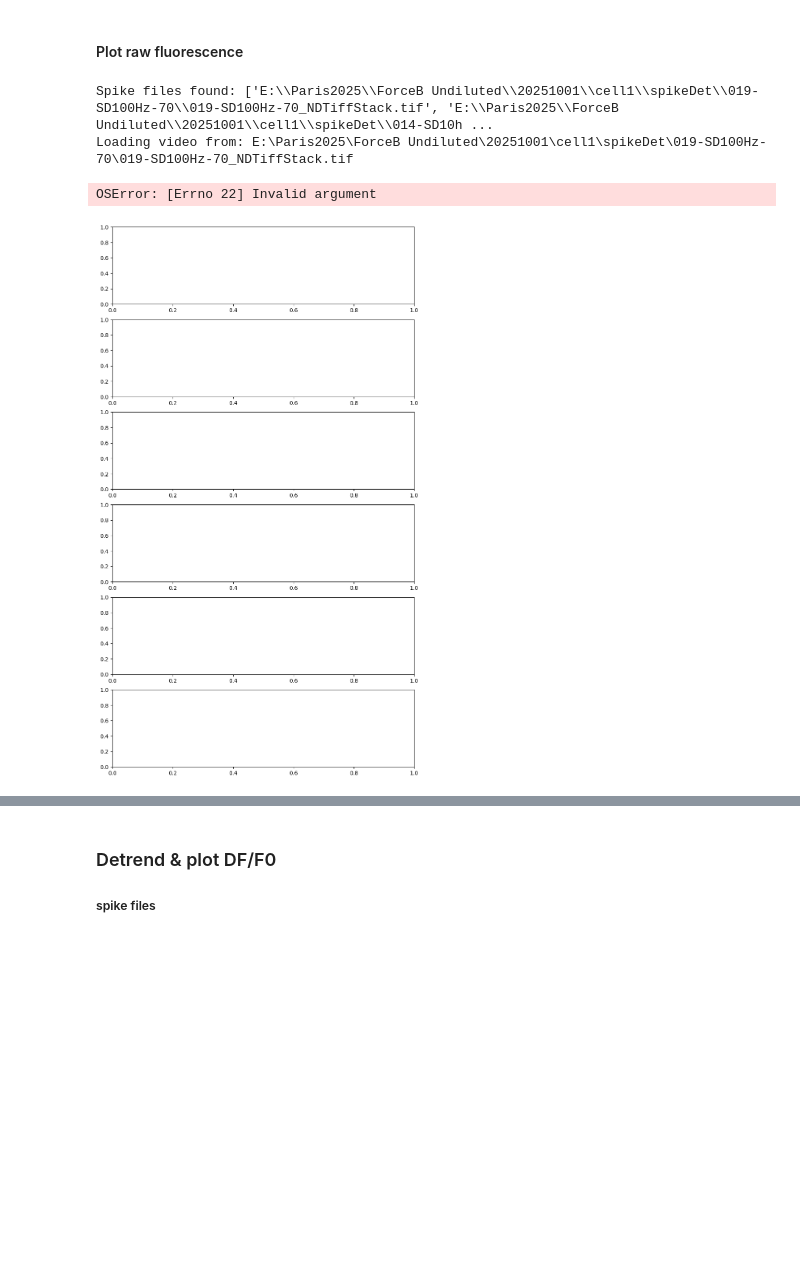
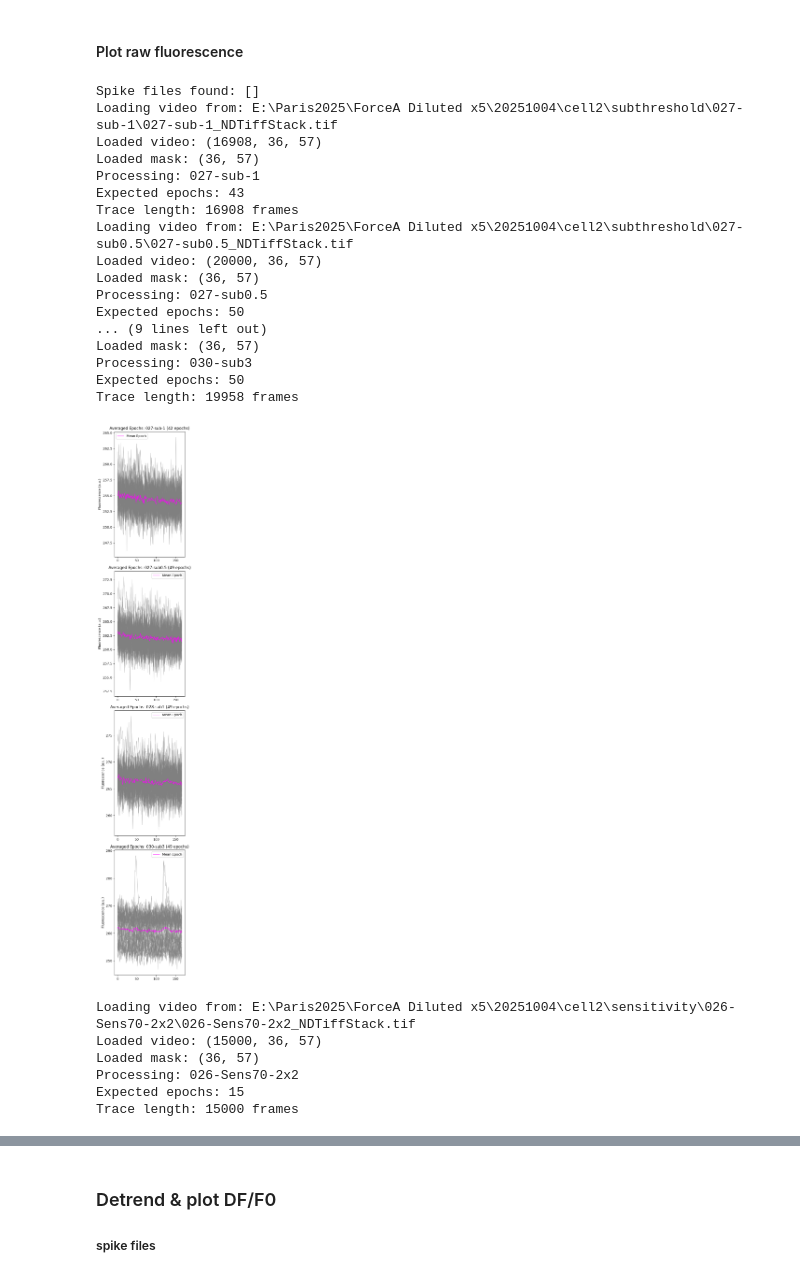
Before and after one commit to sofiamor/Imaging_analysis, a Jupyter notebook: Voltage_imaging/notebooks/mergeCodes.ipynb, the cells around one changed output, grey strips where cells are left out. Cells and saved outputs as stored; diff of their text form; code cells hidden in the pictures; blank space fills up the shorter version.

```diff
--- a/Voltage_imaging/notebooks/mergeCodes.ipynb
+++ b/Voltage_imaging/notebooks/mergeCodes.ipynb
@@ -568,12 +572,12 @@ if spike_files:
 if sub_files:
     file_to_n_epochs = {
         "027-sub0.5": 50,
-        "027-sub-1": 50,
+        "027-sub-1": 43,
         "028-sub1": 50,
         "030-sub3": 50,
     }
     fig_sub, axes_sub = plt.subplots(len(sub_files), 1, figsize=(4, 6 * len(sub_files)), sharex=False)
-    if len(sens_files) == 1:
+    if len(sub_files) == 1:
         axes_sub = [axes_sub]
     for ax, vfile in zip(axes_sub, sub_files):
         trace = extract_trace(vfile)
@@ -595,34 +599,54 @@ if sub_files:
 
     plt.tight_layout()
     plt.show()
 
 # FIGURE 3: SENSITIVITY FILES
 if sens_files:
     fig_sub, axes_sub = plt.subplots(len(sens_files), 1, figsize=(4, 6 * len(sens_files)), sharex=False)
     if len(sens_files) == 1:
         axes_sub = [axes_sub]
     for ax, vfile in zip(axes_sub, sens_files):
         trace = extract_trace(vfile)
         name = os.path.basename(os.path.dirname(vfile))#.lower()
 
         n_epochs = 15  # default to 50 if not in dict
         mean_epoch, all_epochs = detect_epochs_and_average(trace, n_epochs=n_epochs, light_on_off_buffer_nframes=light_on_off_buffer_nframes, skip_first=0)
         print(f"Processing: {name}")
         print(f"Expected epochs: {n_epochs}")
         print(f"Trace length: {len(trace)} frames")
 
         # Plot all epochs and mean
         for epoch in all_epochs:
             ax.plot(epoch, color='gray', alpha=0.8, lw=0.5)
         ax.plot(mean_epoch, color='magenta', lw=1, label="Mean Epoch")
         ax.legend()
         ax.set_title(f"Averaged Epochs: {os.path.basename(os.path.dirname(vfile))} ({len(all_epochs)} epochs)")
         ax.set_ylabel("Fluorescence (a.u.)")
 
     plt.tight_layout()
     plt.show()
 # %% [output]
-Spike files found: ['E:\\Paris2025\\ForceB Undiluted\\20251001\\cell1\\spikeDet\\019-SD100Hz-70\\019-SD100Hz-70_NDTiffStack.tif', 'E:\\Paris2025\\ForceB Undiluted\\20251001\\cell1\\spikeDet\\014-SD10h ...
-Loading video from: E:\Paris2025\ForceB Undiluted\20251001\cell1\spikeDet\019-SD100Hz-70\019-SD100Hz-70_NDTiffStack.tif
+Spike files found: []
+Loading video from: E:\Paris2025\ForceA Diluted x5\20251004\cell2\subthreshold\027-sub-1\027-sub-1_NDTiffStack.tif
+Loaded video: (16908, 36, 57)
+Loaded mask: (36, 57)
+Processing: 027-sub-1
+Expected epochs: 43
+Trace length: 16908 frames
+Loading video from: E:\Paris2025\ForceA Diluted x5\20251004\cell2\subthreshold\027-sub0.5\027-sub0.5_NDTiffStack.tif
+Loaded video: (20000, 36, 57)
+Loaded mask: (36, 57)
+Processing: 027-sub0.5
+Expected epochs: 50
+... (9 lines left out)
+Loaded mask: (36, 57)
+Processing: 030-sub3
+Expected epochs: 50
+Trace length: 19958 frames
+[figure, new version]
-OSError: [Errno 22] Invalid argument
+Loading video from: E:\Paris2025\ForceA Diluted x5\20251004\cell2\sensitivity\026-Sens70-2x2\026-Sens70-2x2_NDTiffStack.tif
+Loaded video: (15000, 36, 57)
+Loaded mask: (36, 57)
+Processing: 026-Sens70-2x2
+Expected epochs: 15
+Trace length: 15000 frames
-[figure, old version]
```
Also changed, not shown: parts of 21 cells of this notebook.
